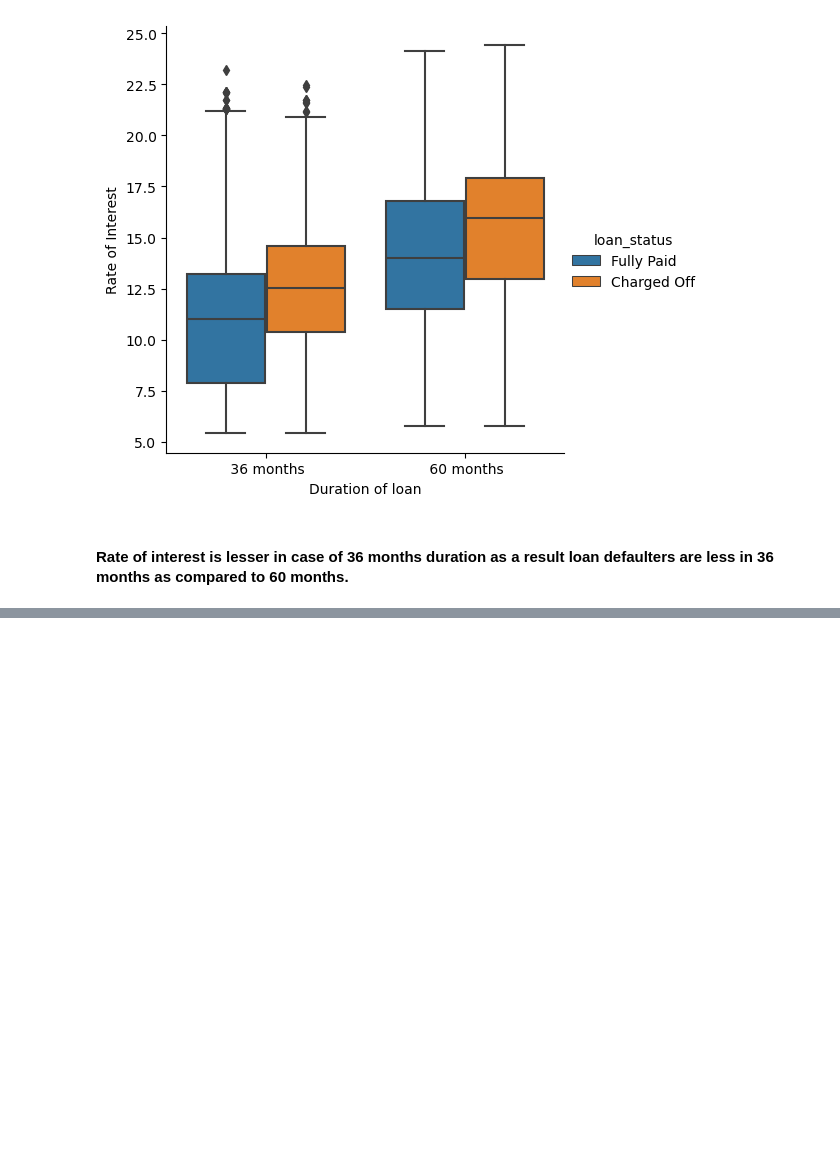
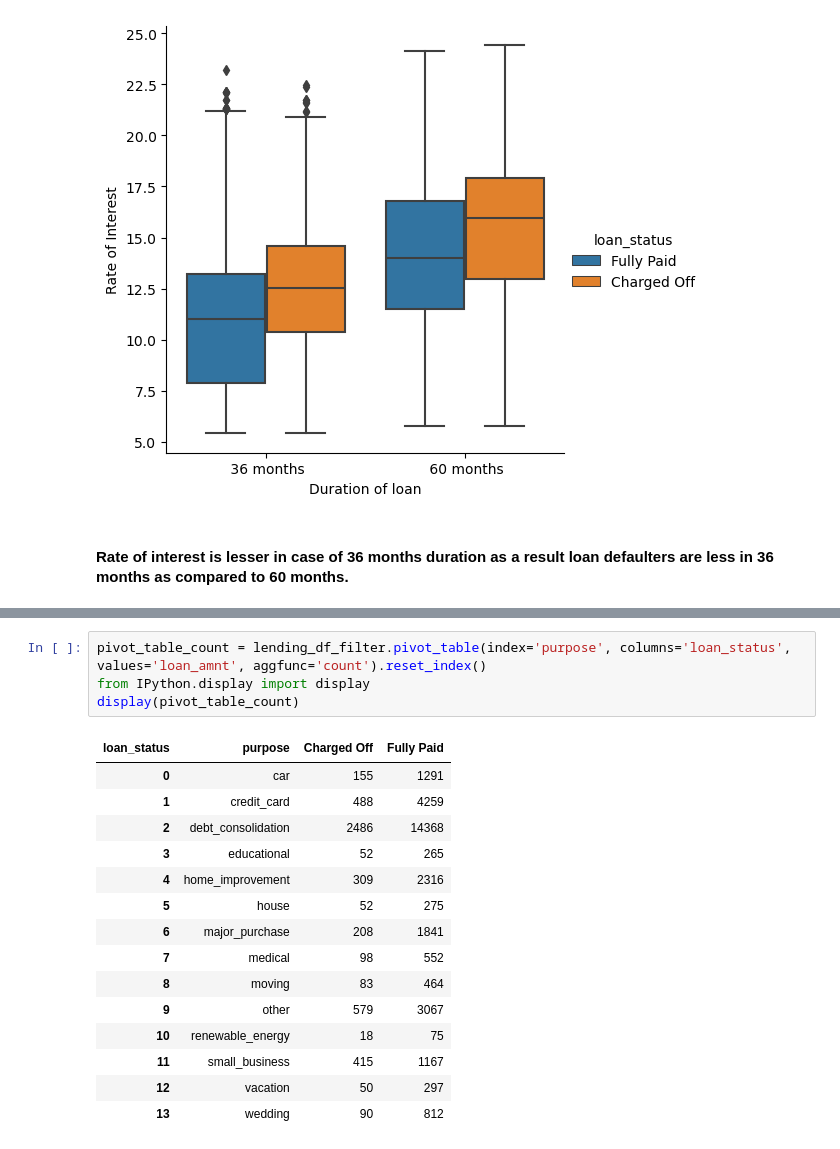
Before and after one commit to prashanthector/LendingClubCaseStudy, a Jupyter notebook: Group_Facilitator_PrashantKumarMisra.ipynb, the cells around one changed output, grey strips where cells are left out. Drawn from its saved outputs; the diff is of its cells as text; blank space fills up the shorter version.

```diff
--- a/Group_Facilitator_PrashantKumarMisra.ipynb
+++ b/Group_Facilitator_PrashantKumarMisra.ipynb
@@ -795,0 +845,20 @@ plt.show()
+# %%
+pivot_table_count = lending_df_filter.pivot_table(index='purpose', columns='loan_status', values='loan_amnt', aggfunc='count').reset_index()
+from IPython.display import display
+display(pivot_table_count)
+# %% [output]
+| loan_status | purpose | Charged Off | Fully Paid |
+| 0 | car | 155 | 1291 |
+| 1 | credit_card | 488 | 4259 |
+| 2 | debt_consolidation | 2486 | 14368 |
+| 3 | educational | 52 | 265 |
+| 4 | home_improvement | 309 | 2316 |
+| 5 | house | 52 | 275 |
+| 6 | major_purchase | 208 | 1841 |
+| 7 | medical | 98 | 552 |
+| 8 | moving | 83 | 464 |
+| 9 | other | 579 | 3067 |
+| 10 | renewable_energy | 18 | 75 |
+| 11 | small_business | 415 | 1167 |
+| 12 | vacation | 50 | 297 |
+| 13 | wedding | 90 | 812 |
```
Also changed, not shown: parts of 8 cells of this notebook.
